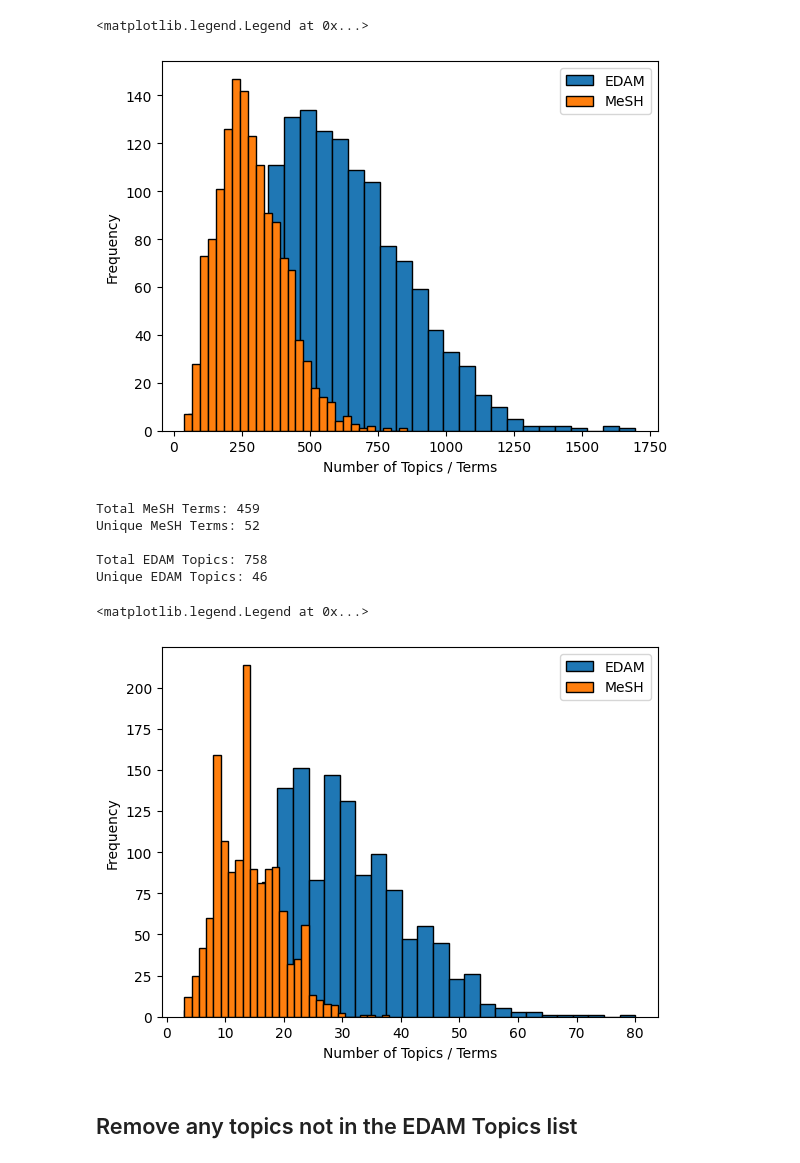
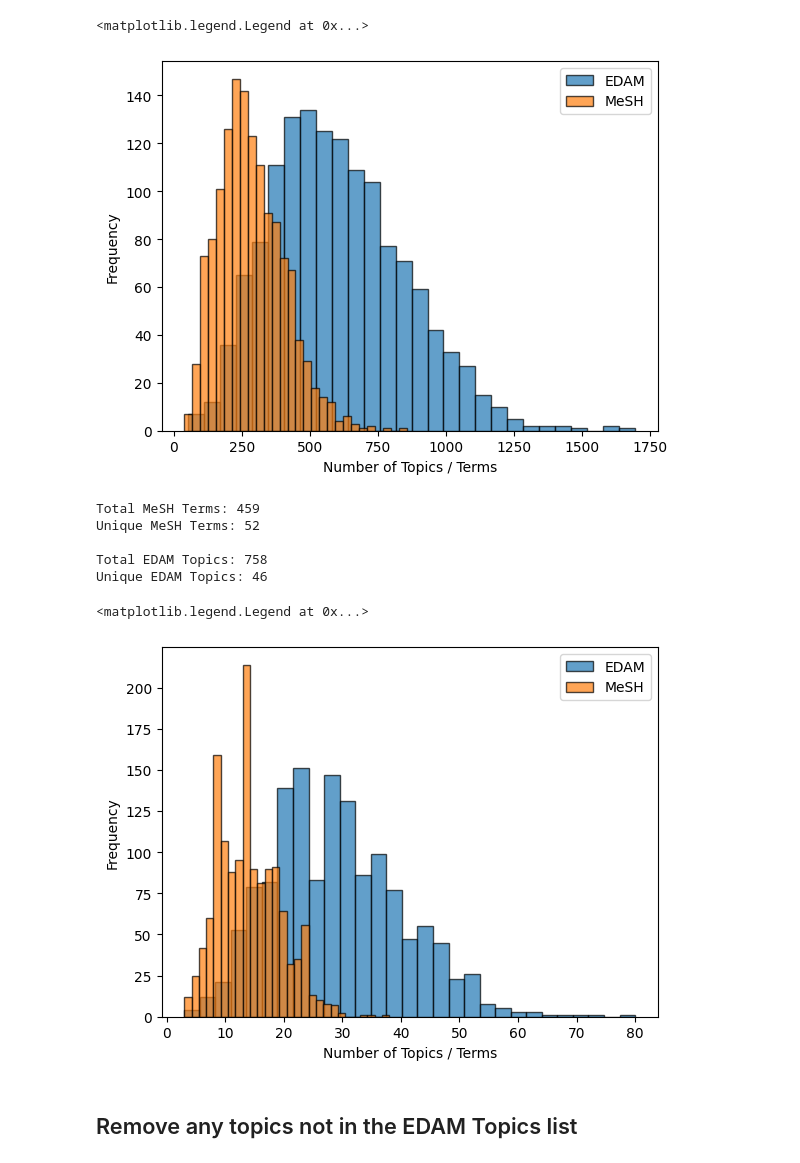
Before and after one commit to ZubairQazi/NDE-GPT, a Jupyter notebook: GPT.ipynb, the cells around one changed output. Cells and saved outputs as stored; diff of their text form; code cells hidden in the pictures.

```diff
--- a/GPT.ipynb
+++ b/GPT.ipynb
@@ -26,17 +31,17 @@ full_edam_topics = [topic.strip() for topic in full_edam_topics]
 # %%
 import matplotlib.pyplot as plt
 
 # Create a histogram
-plt.hist(dataset['EDAM Topics'].apply(len), bins='auto', edgecolor='black')
-plt.hist(dataset['MeSH Terms'].apply(len), bins='auto', edgecolor='black')
+plt.hist(dataset['EDAM Topics'].apply(len), bins='auto', edgecolor='black', alpha=0.7)
+plt.hist(dataset['MeSH Terms'].apply(len), bins='auto', edgecolor='black', alpha=0.7)
 
 plt.xlabel('Number of Topics / Terms')
 plt.ylabel('Frequency')
 
 plt.legend(['EDAM', 'MeSH'])
 # %% [output]
 <matplotlib.legend.Legend at 0x...>
-[figure, old version]
+[figure, new version]
 # %%
 print("Total MeSH Terms:", len(list(dataset.iloc[0]['MeSH Terms'])))
 print("Unique MeSH Terms:", len(np.unique(list(dataset.iloc[0]['MeSH Terms']))))
@@ -56,8 +61,8 @@ dataset['EDAM Topics'] = dataset['EDAM Topics'].apply(lambda edam_list: np.uniqu
 import matplotlib.pyplot as plt
 
 # Create a histogram
-plt.hist(dataset['EDAM Topics'].apply(len), bins='auto', edgecolor='black')
-plt.hist(dataset['MeSH Terms'].apply(len), bins='auto', edgecolor='black')
+plt.hist(dataset['EDAM Topics'].apply(len), bins='auto', edgecolor='black', alpha=0.7)
+plt.hist(dataset['MeSH Terms'].apply(len), bins='auto', edgecolor='black', alpha=0.7)
 
 plt.xlabel('Number of Topics / Terms')
 plt.ylabel('Frequency')
@@ -65,7 +70,7 @@ plt.ylabel('Frequency')
 plt.legend(['EDAM', 'MeSH'])
 # %% [output]
 <matplotlib.legend.Legend at 0x...>
-[figure, old version]
+[figure, new version]
 # %% [markdown]
 ## Remove any topics not in the EDAM Topics list
 # %%
```
Also changed, not shown: parts of 35 cells of this notebook.
